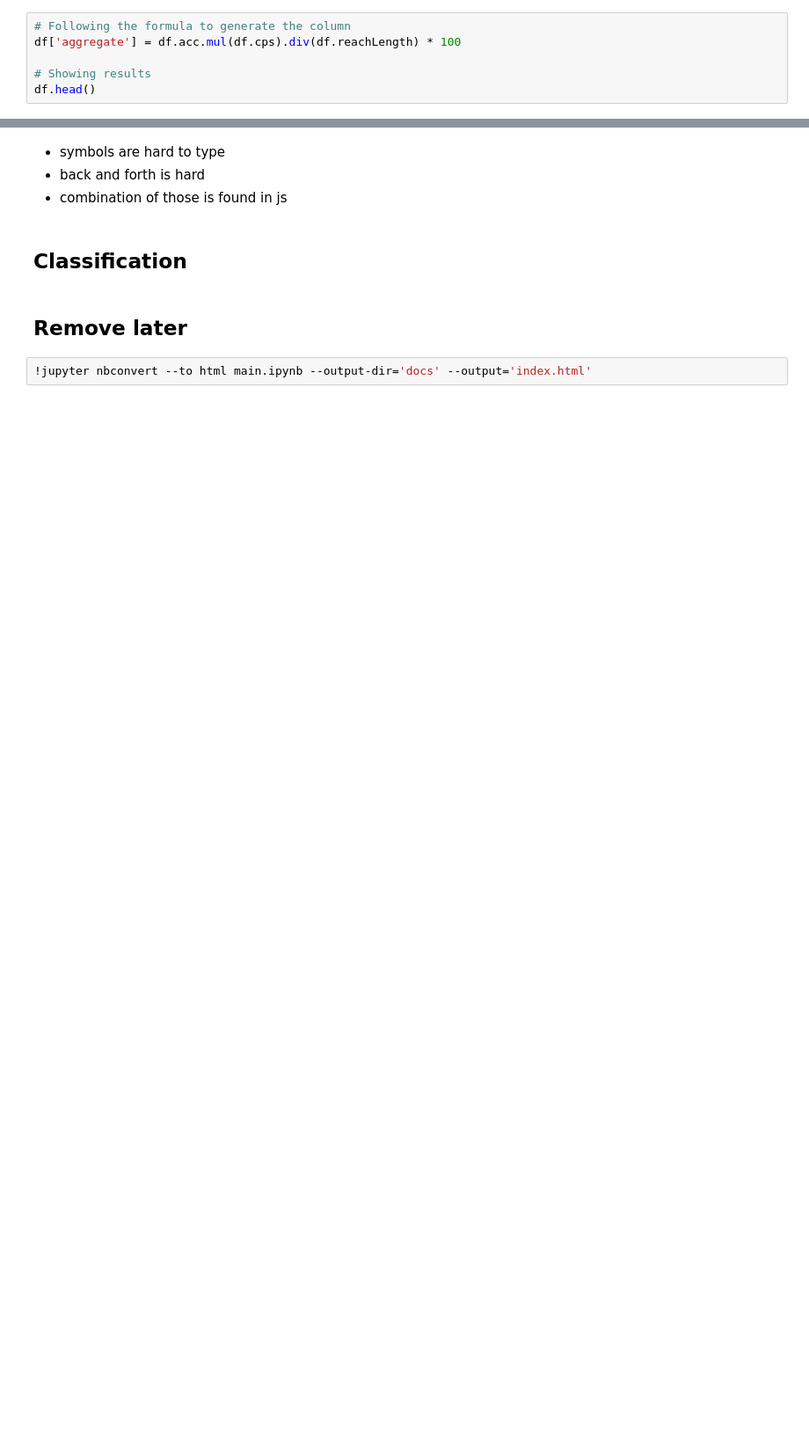
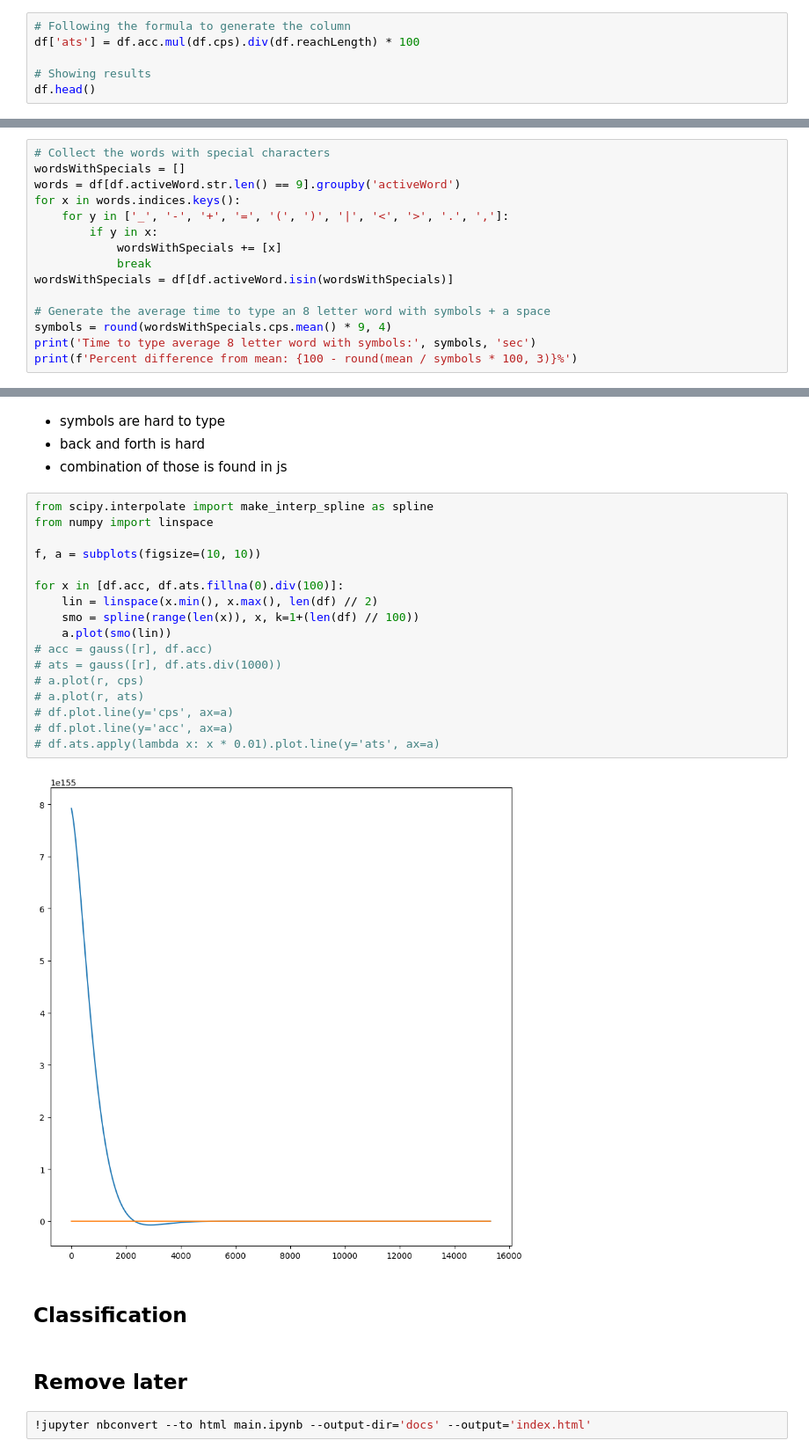
Before and after one commit to rmchorgh/MonkeyTypeMachineLearn, a Jupyter notebook: main.ipynb, the cells around one changed output, grey strips where cells are left out. Shown: that part at 88% size. Saved outputs shown, nothing was run; the diff lists cells and outputs as text; blank space fills up the shorter version.

```diff
--- a/main.ipynb
+++ b/main.ipynb
@@ -426,7 +426,7 @@ The formula to derive the aggregate typing score will be the product of the accu
 $$\text{aggregate} = 100 \times \frac{\text{accuracy} \times \text{speed}}{\text{reach length}}
 # %%
 # Following the formula to generate the column
-df['aggregate'] = df.acc.mul(df.cps).div(df.reachLength) * 100
+df['ats'] = df.acc.mul(df.cps).div(df.reachLength) * 100
 
 # Showing results
 df.head()
@@ -538,0 +525,15 @@ Percent difference: 63.908023635016164
+# %%
+# Collect the words with special characters
+wordsWithSpecials = []
+words = df[df.activeWord.str.len() == 9].groupby('activeWord')
+for x in words.indices.keys():
+	for y in ['_', '-', '+', '=', '(', ')', '|', '<', '>', '.', ',']:
+		if y in x:
+			wordsWithSpecials += [x]
+			break
+wordsWithSpecials = df[df.activeWord.isin(wordsWithSpecials)]
+
+# Generate the average time to type an 8 letter word with symbols + a space
+symbols = round(wordsWithSpecials.cps.mean() * 9, 4)
+print('Time to type average 8 letter word with symbols:', symbols, 'sec')
+print(f'Percent difference from mean: {100 - round(mean / symbols * 100, 3)}%')
@@ -540,6 +565,25 @@ Percent difference: 63.908023635016164
 - symbols are hard to type
 - back and forth is hard
 - combination of those is found in js
+# %%
+from scipy.interpolate import make_interp_spline as spline
+from numpy import linspace
+
+f, a = subplots(figsize=(10, 10))
+
+for x in [df.acc, df.ats.fillna(0).div(100)]:
+	lin = linspace(x.min(), x.max(), len(df) // 2)
+	smo = spline(range(len(x)), x, k=1+(len(df) // 100))
+	a.plot(smo(lin))
+# acc = gauss([r], df.acc)
+# ats = gauss([r], df.ats.div(1000))
+# a.plot(r, cps)
+# a.plot(r, ats)
+# df.plot.line(y='cps', ax=a)
+# df.plot.line(y='acc', ax=a)
+# df.ats.apply(lambda x: x * 0.01).plot.line(y='ats', ax=a)
+# %% [output]
+[figure, added]
 # %% [markdown]
 ## Classification
 # %% [markdown]
```
Also changed, not shown: parts of 10 cells of this notebook, 1 other file.
